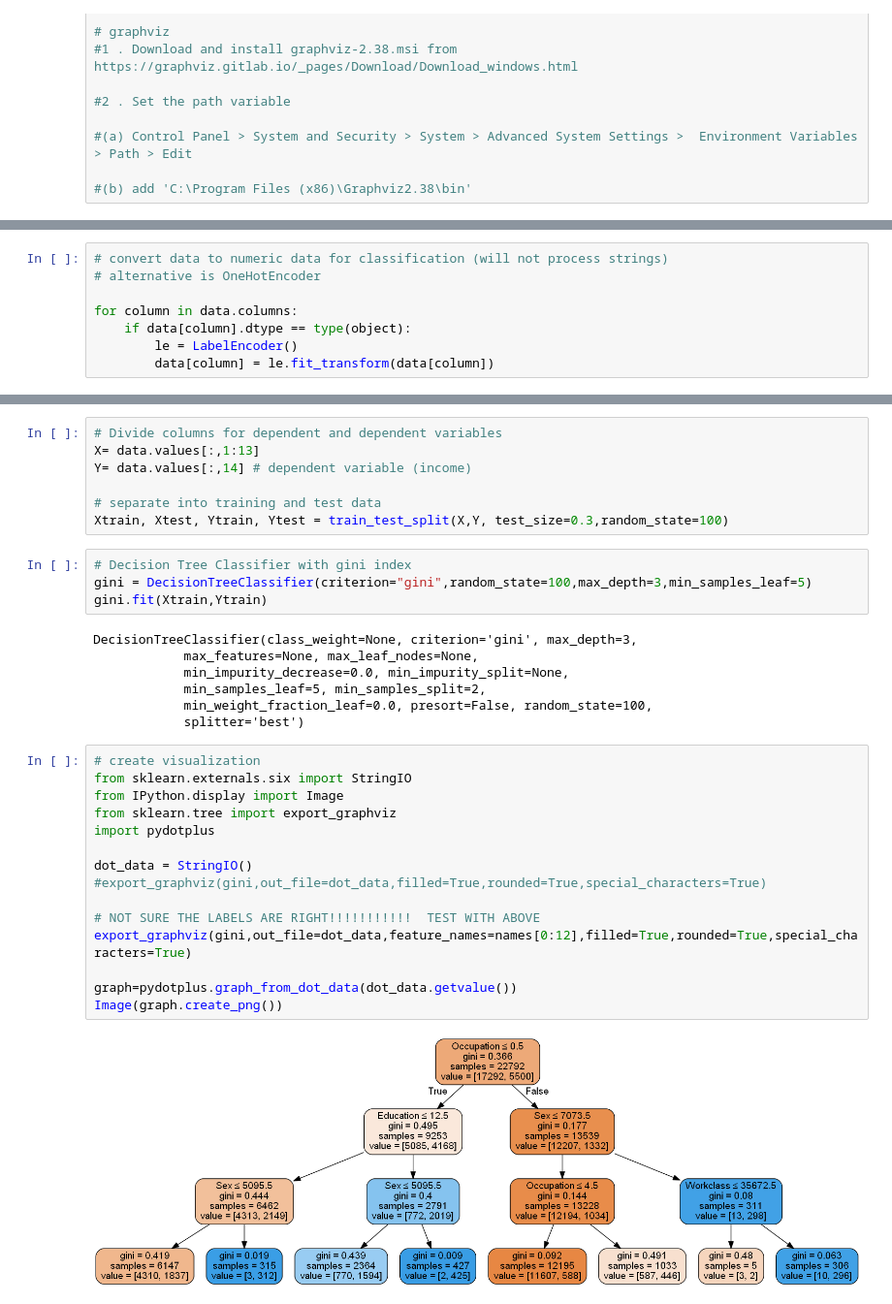
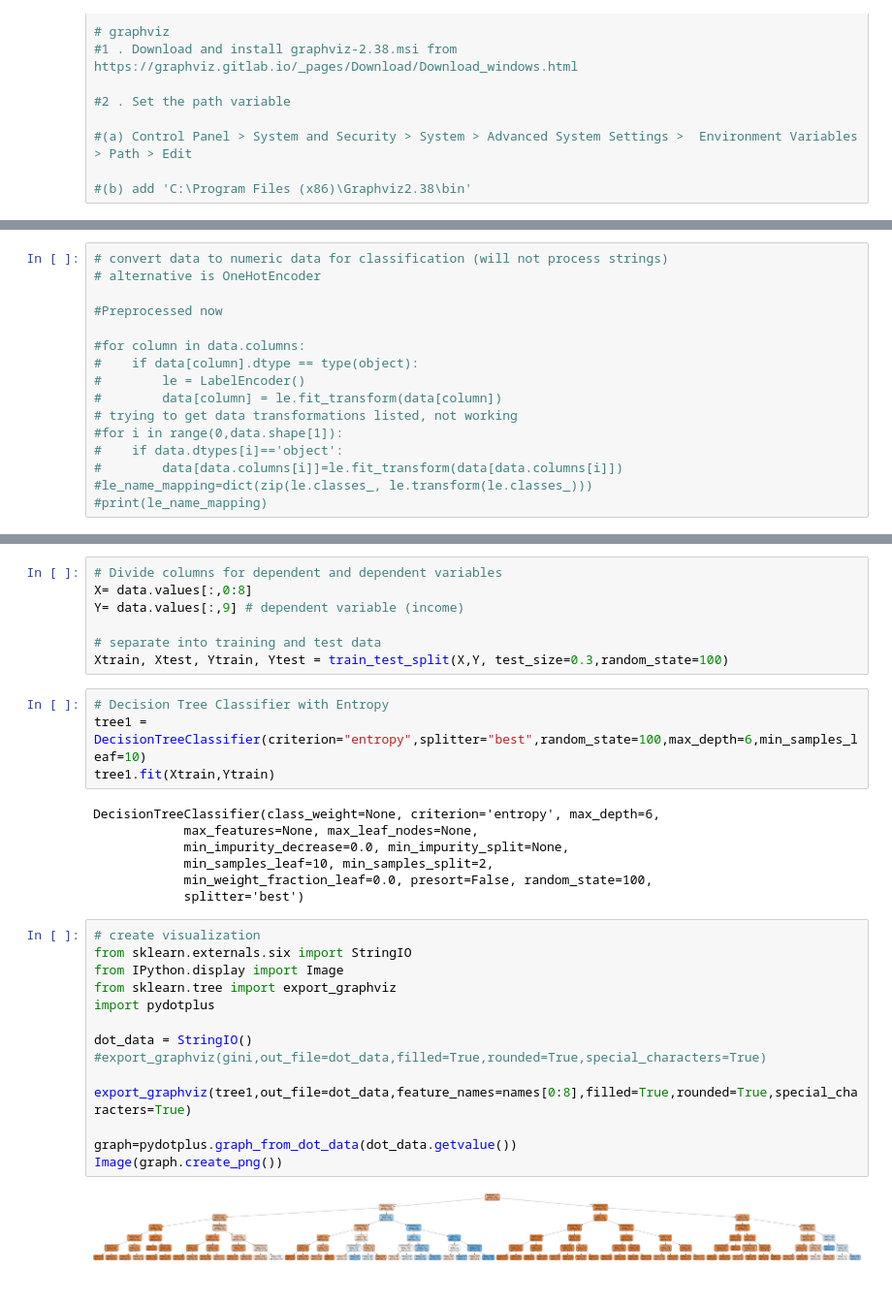
Before and after one commit to Montclair1/TelecomStockSelector, a Jupyter notebook: IncomeClassification.ipynb, the cells around one changed output, grey strips where cells are left out. Shown at 97% size. Saved outputs shown, nothing was run; the diff lists cells and outputs as text.

Commit message:
Latest Classification trees

```diff
--- a/IncomeClassification.ipynb
+++ b/IncomeClassification.ipynb
@@ -38,7 +38,15 @@ dataset length:
 # convert data to numeric data for classification (will not process strings)
 # alternative is OneHotEncoder
 
-for column in data.columns:
-    if data[column].dtype == type(object):
-        le = LabelEncoder()
-        data[column] = le.fit_transform(data[column])
+#Preprocessed now
+
+#for column in data.columns:
+#    if data[column].dtype == type(object):
+#        le = LabelEncoder()
+#        data[column] = le.fit_transform(data[column])
+# trying to get data transformations listed, not working
+#for i in range(0,data.shape[1]):
+#    if data.dtypes[i]=='object':
+#        data[data.columns[i]]=le.fit_transform(data[data.columns[i]])
+#le_name_mapping=dict(zip(le.classes_, le.transform(le.classes_)))
+#print(le_name_mapping)
@@ -74,35 +75,34 @@ names
 # %%
 # Divide columns for dependent and dependent variables
-X= data.values[:,1:13]
-Y= data.values[:,14] # dependent variable (income)
+X= data.values[:,0:8]
+Y= data.values[:,9] # dependent variable (income)
 
 # separate into training and test data
 Xtrain, Xtest, Ytrain, Ytest = train_test_split(X,Y, test_size=0.3,random_state=100)
 # %%
-# Decision Tree Classifier with gini index
-gini = DecisionTreeClassifier(criterion="gini",random_state=100,max_depth=3,min_samples_leaf=5)
-gini.fit(Xtrain,Ytrain)
+# Decision Tree Classifier with Entropy
+tree1 = DecisionTreeClassifier(criterion="entropy",splitter="best",random_state=100,max_depth=6,min_samples_leaf=10)
+tree1.fit(Xtrain,Ytrain)
 # %% [output]
-DecisionTreeClassifier(class_weight=None, criterion='gini', max_depth=3,
+DecisionTreeClassifier(class_weight=None, criterion='entropy', max_depth=6,
             max_features=None, max_leaf_nodes=None,
             min_impurity_decrease=0.0, min_impurity_split=None,
-            min_samples_leaf=5, min_samples_split=2,
+            min_samples_leaf=10, min_samples_split=2,
             min_weight_fraction_leaf=0.0, presort=False, random_state=100,
             splitter='best')
 # %%
 # create visualization
 from sklearn.externals.six import StringIO
 from IPython.display import Image
 from sklearn.tree import export_graphviz
 import pydotplus
 
 dot_data = StringIO()
 #export_graphviz(gini,out_file=dot_data,filled=True,rounded=True,special_characters=True)
 
-# NOT SURE THE LABELS ARE RIGHT!!!!!!!!!!!  TEST WITH ABOVE
-export_graphviz(gini,out_file=dot_data,feature_names=names[0:12],filled=True,rounded=True,special_characters=True)
+export_graphviz(tree1,out_file=dot_data,feature_names=names[0:8],filled=True,rounded=True,special_characters=True)
 
 graph=pydotplus.graph_from_dot_data(dot_data.getvalue())
 Image(graph.create_png())
 # %% [output]
-[figure, old version]
+[figure, new version]
```
Also changed, not shown: parts of 12 cells of this notebook.
